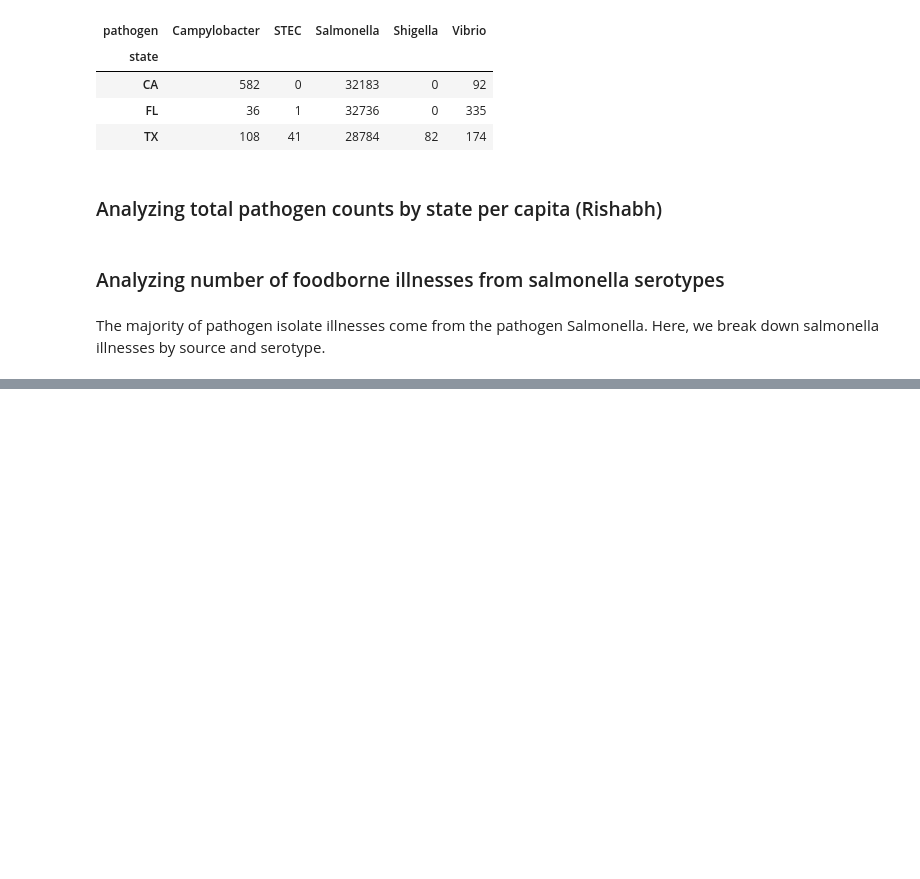
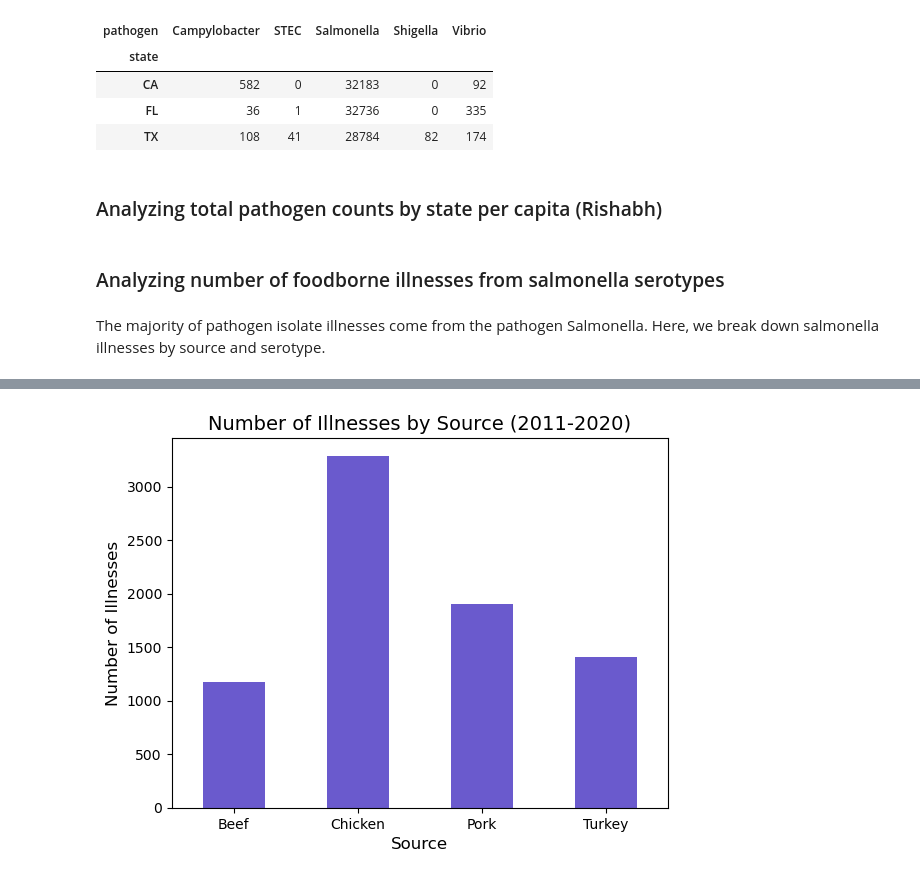
Before and after one commit to NikkiLa1/DS-5610-EDA-Final, a Jupyter notebook: EDA Code.ipynb, the cells around one changed output, grey strips where cells are left out. Cells and saved outputs as stored; diff of their text form; code cells hidden in the pictures; blank space fills up the shorter version.

Commit message:
added section on salmonella serotype/source breakdown

```diff
--- a/EDA Code.ipynb
+++ b/EDA Code.ipynb
@@ -382,3 +382,6 @@ state_pathogen_counts
 ### Analyzing number of foodborne illnesses from salmonella serotypes
 # %% [markdown]
 The majority of pathogen isolate illnesses come from the pathogen Salmonella. Here, we break down salmonella illnesses by source and serotype.
+# %%
+salmonella_df = pd.read_csv('Salmonella_Burden_Trajectory.csv')
+salmonella_df.head()
@@ -384,0 +397,11 @@ The majority of pathogen isolate illnesses come from the pathogen Salmonella. He
+# %%
+# extract 2011-2015 data
+df_2011 = salmonella_df.loc[salmonella_df['Year_range'] == '2011-2015']
+# extract 2016-2020 data
+df_2016 = salmonella_df.loc[salmonella_df['Year_range'] == '2016-2020']
+# merge 2011-2015 and 2016-2020 data
+merged_df = pd.concat([df_2011, df_2016], axis=0)
+# create new id column for merged df based on table_id column
+merged_df['id'] = merged_df['table_id'].str[:-10]
+merged_df = merged_df.drop(['Pathogen', 'Year'], axis=1).sort_values(by='id')
+merged_df.head()
@@ -384,0 +415,7 @@ The majority of pathogen isolate illnesses come from the pathogen Salmonella. He
+# %%
+# create serotype df using merged df
+serotype_df = merged_df[['id', 'No_of_illnesses']]
+serotype_df = serotype_df.groupby('id').sum().reset_index()
+serotype_df[['source', 'serotype']] = serotype_df['id'].str.split('_', expand=True)
+serotype_df = serotype_df.drop('id', axis=1)
+serotype_df.head()
@@ -384,0 +429,4 @@ The majority of pathogen isolate illnesses come from the pathogen Salmonella. He
+# %%
+# create source df using serotype df
+source_df = serotype_df.groupby('source').sum().drop(['serotype'], axis=1)
+source_df.head()
@@ -384,0 +440,9 @@ The majority of pathogen isolate illnesses come from the pathogen Salmonella. He
+# %%
+# plot number of illnesses by source
+source_df.plot.bar(rot=0, legend=False, color='slateblue')
+plt.xlabel('Source', fontsize = 12)
+plt.ylabel('Number of Illnesses', fontsize = 12)
+plt.title('Number of Illnesses by Source (2011-2020)', fontsize = 14)
+plt.show()
+# %% [output]
+[figure, added]
```
Also changed, not shown: parts of 6 cells of this notebook.
